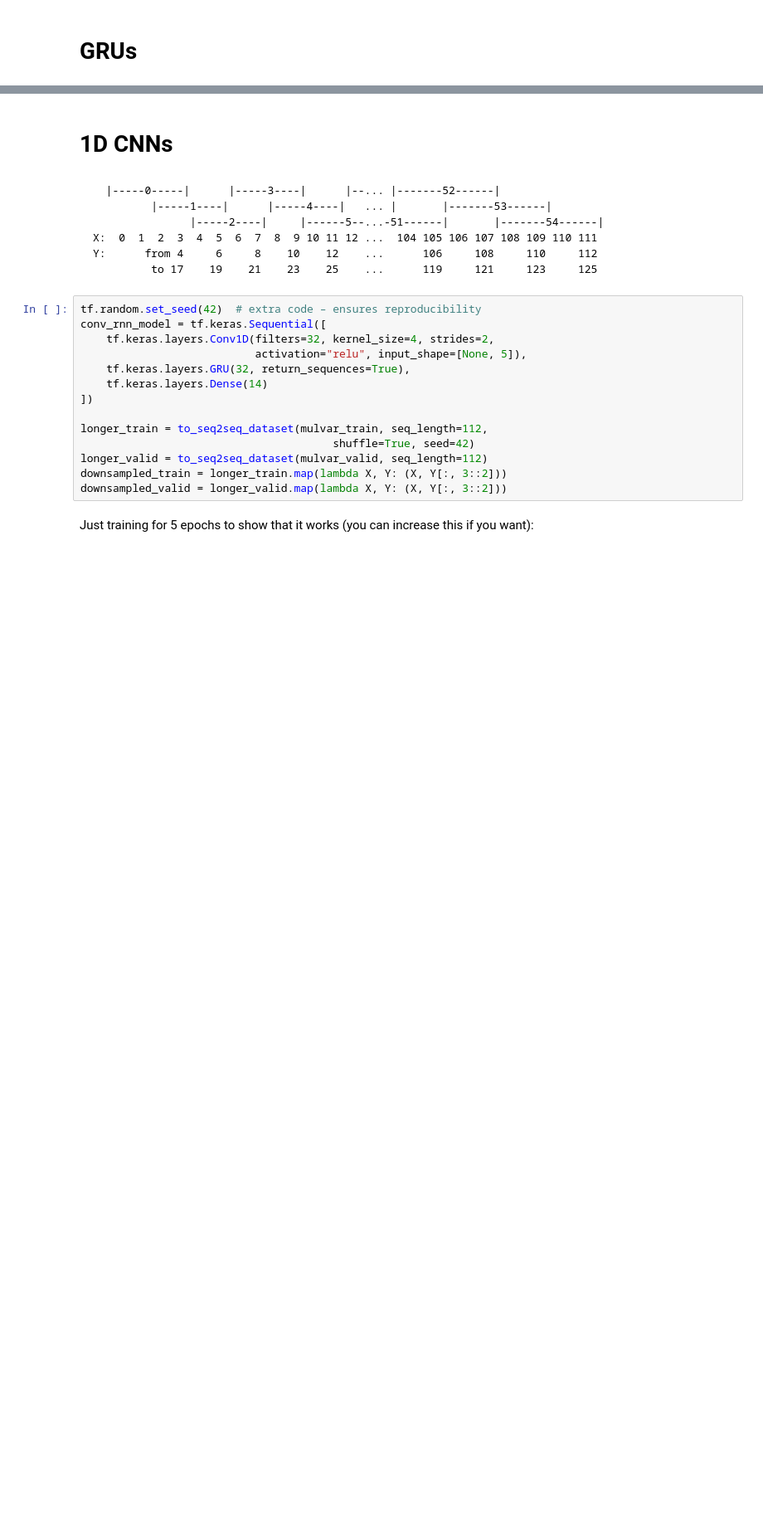
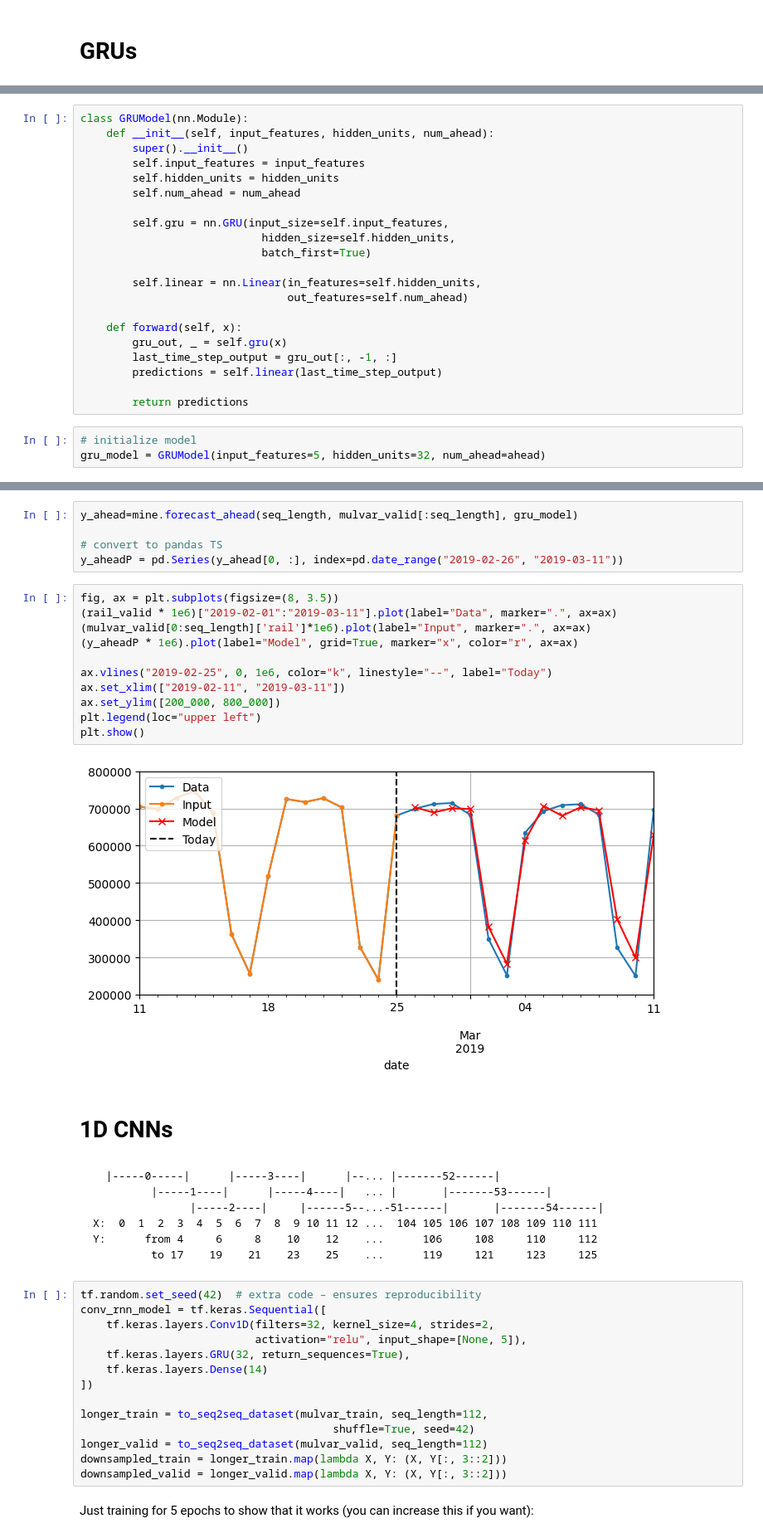
Before and after one commit to rsnemmen/chicago-transit-forecasting, a Jupyter notebook: 4_LSTM—need_NVIDIA_GPU.ipynb, the cells around one changed output, grey strips where cells are left out. Shown at 83% size. Cells and saved outputs as stored; diff of their text form; blank space fills up the shorter version.

```diff
--- a/4_LSTM—need_NVIDIA_GPU.ipynb
+++ b/4_LSTM—need_NVIDIA_GPU.ipynb
@@ -252,0 +293,24 @@ fit_and_evaluate(gru_model, seq2seq_train, seq2seq_valid, learning_rate=0.1, epo
+# %%
+class GRUModel(nn.Module):
+    def __init__(self, input_features, hidden_units, num_ahead):
+        super().__init__()
+        self.input_features = input_features
+        self.hidden_units = hidden_units
+        self.num_ahead = num_ahead
+
+        self.gru = nn.GRU(input_size=self.input_features,
+                            hidden_size=self.hidden_units,
+                            batch_first=True)
+
+        self.linear = nn.Linear(in_features=self.hidden_units,
+                                out_features=self.num_ahead)
+
+    def forward(self, x):
+        gru_out, _ = self.gru(x)
+        last_time_step_output = gru_out[:, -1, :]
+        predictions = self.linear(last_time_step_output)
+
+        return predictions
+# %%
+# initialize model
+gru_model = GRUModel(input_features=5, hidden_units=32, num_ahead=ahead)
@@ -253,3 +336,21 @@ fit_and_evaluate(gru_model, seq2seq_train, seq2seq_valid, learning_rate=0.1, epo
+# %%
+y_ahead=mine.forecast_ahead(seq_length, mulvar_valid[:seq_length], gru_model)
+
+# convert to pandas TS
+y_aheadP = pd.Series(y_ahead[0, :], index=pd.date_range("2019-02-26", "2019-03-11"))
+# %%
+fig, ax = plt.subplots(figsize=(8, 3.5))
+(rail_valid * 1e6)["2019-02-01":"2019-03-11"].plot(label="Data", marker=".", ax=ax)
+(mulvar_valid[0:seq_length]['rail']*1e6).plot(label="Input", marker=".", ax=ax)
+(y_aheadP * 1e6).plot(label="Model", grid=True, marker="x", color="r", ax=ax)
+
+ax.vlines("2019-02-25", 0, 1e6, color="k", linestyle="--", label="Today")
+ax.set_xlim(["2019-02-11", "2019-03-11"])
+ax.set_ylim([200_000, 800_000])
+plt.legend(loc="upper left")
+plt.show()
+# %% [output]
+[figure, added]
 # %% [markdown]
 # 1D CNNs
 # %% [markdown]
```
Also changed, not shown: parts of 23 cells of this notebook, 1 other file.
